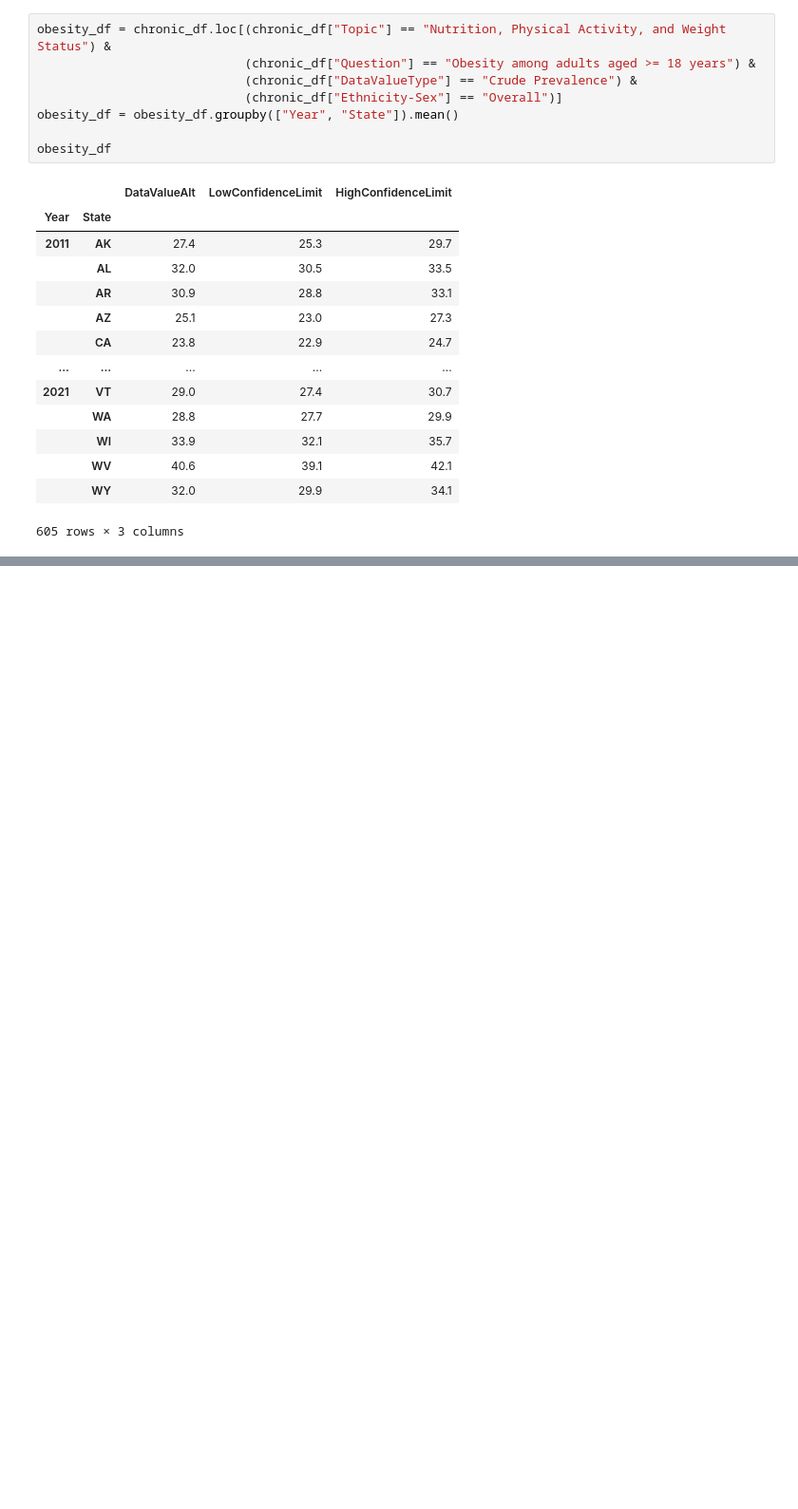
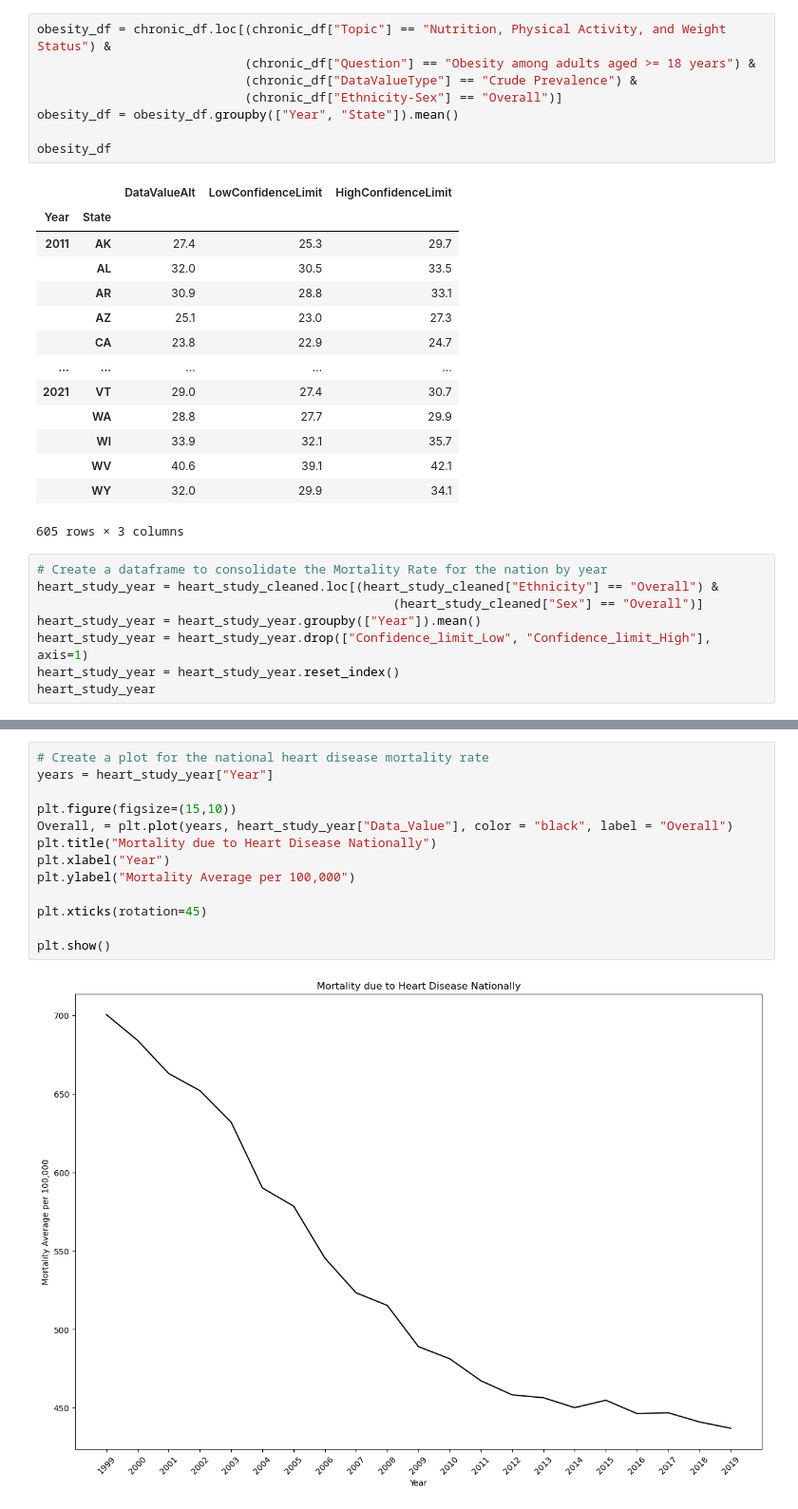
Before and after one commit to sean-guzman/Project1, a Jupyter notebook: main.ipynb, the cells around one changed output, grey strips where cells are left out. Shown at 95% size. Drawn from its saved outputs; the diff is of its cells as text; blank space fills up the shorter version.

```diff
--- a/main.ipynb
+++ b/main.ipynb
@@ -458,3 +485,11 @@ obesity_df
 |  | WV | 40.6 | 39.1 | 42.1 |
 |  | WY | 32.0 | 29.9 | 34.1 |
 605 rows × 3 columns
+# %%
+# Create a dataframe to consolidate the Mortality Rate for the nation by year
+heart_study_year = heart_study_cleaned.loc[(heart_study_cleaned["Ethnicity"] == "Overall") &
+                                                (heart_study_cleaned["Sex"] == "Overall")]
+heart_study_year = heart_study_year.groupby(["Year"]).mean()
+heart_study_year = heart_study_year.drop(["Confidence_limit_Low", "Confidence_limit_High"], axis=1)
+heart_study_year = heart_study_year.reset_index()
+heart_study_year
@@ -460,0 +514,15 @@ obesity_df
+# %%
+# Create a plot for the national heart disease mortality rate
+years = heart_study_year["Year"]
+
+plt.figure(figsize=(15,10))
+Overall, = plt.plot(years, heart_study_year["Data_Value"], color = "black", label = "Overall")
+plt.title("Mortality due to Heart Disease Nationally")
+plt.xlabel("Year")
+plt.ylabel("Mortality Average per 100,000")
+
+plt.xticks(rotation=45)
+
+plt.show()
+# %% [output]
+[figure, added]
```
Also changed, not shown: parts of 35 cells of this notebook, 7 other files.
